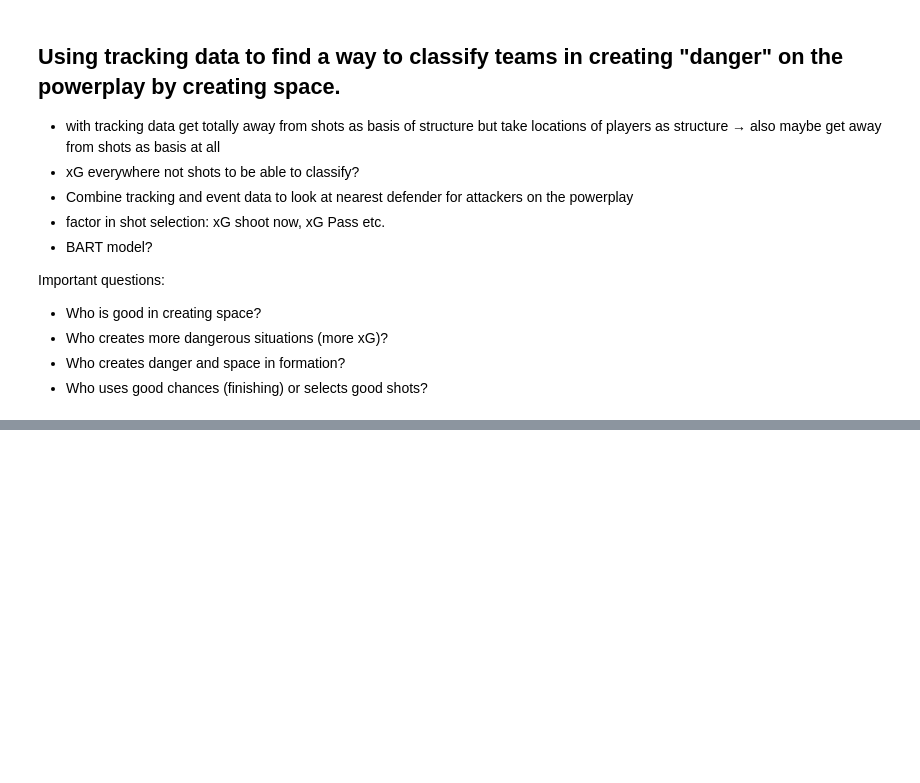
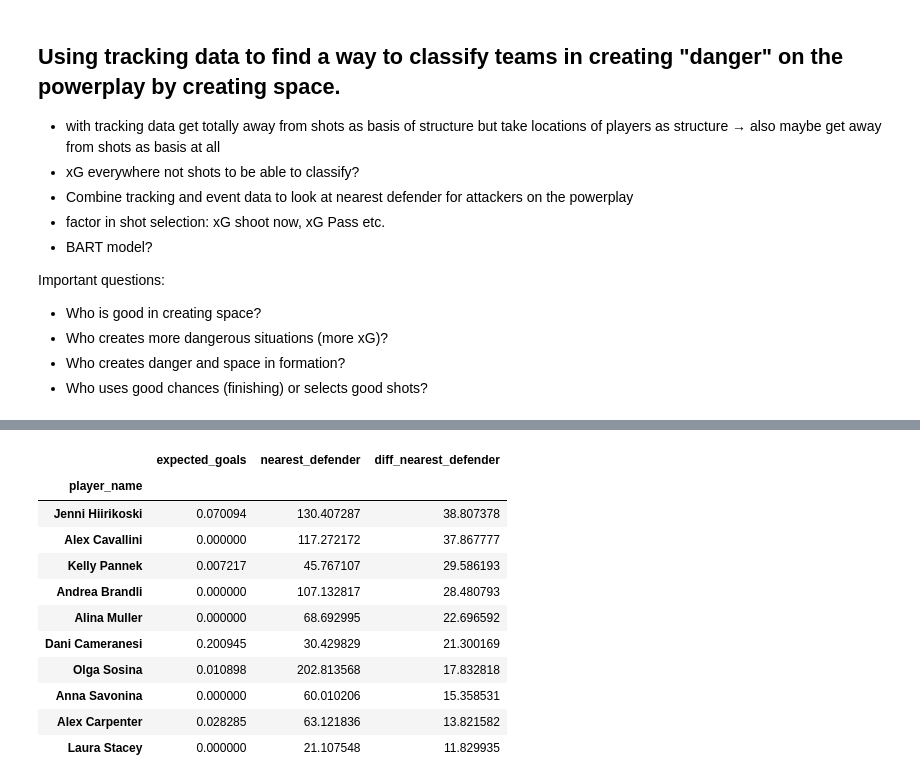
Before and after one commit to TK5-Tim/Big-Data-Cup, a Jupyter notebook: 2022/pp_danger_tracking.ipynb, the cells around one changed output, grey strips where cells are left out. Saved outputs shown, nothing was run; the diff lists cells and outputs as text; code cells hidden in the pictures; blank space fills up the shorter version.

```diff
--- a/2022/pp_danger_tracking.ipynb
+++ b/2022/pp_danger_tracking.ipynb
@@ -68,0 +198,15 @@ pd.read_sql('SELECT * FROM tracking', conn).head()
+# %%
+df_pbp_pp.loc[(df_pbp_pp['x_coord'] >= O_ZONE) & (df_pbp_pp['event'] != "Puck Recovery"),['player_name','team_name', 'expected_goals','nearest_defender','diff_nearest_defender']].groupby('player_name').sum().sort_values('diff_nearest_defender', ascending=False).head(10)
+# %% [output]
+|  | expected_goals | nearest_defender | diff_nearest_defender |
+| player_name |  |  |  |
+| Jenni Hiirikoski | 0.070094 | 130.407287 | 38.807378 |
+| Alex Cavallini | 0.000000 | 117.272172 | 37.867777 |
+| Kelly Pannek | 0.007217 | 45.767107 | 29.586193 |
+| Andrea Brandli | 0.000000 | 107.132817 | 28.480793 |
+| Alina Muller | 0.000000 | 68.692995 | 22.696592 |
+| Dani Cameranesi | 0.200945 | 30.429829 | 21.300169 |
+| Olga Sosina | 0.010898 | 202.813568 | 17.832818 |
+| Anna Savonina | 0.000000 | 60.010206 | 15.358531 |
+| Alex Carpenter | 0.028285 | 63.121836 | 13.821582 |
+| Laura Stacey | 0.000000 | 21.107548 | 11.829935 |
```
Also changed, not shown: parts of 21 cells of this notebook, 2 other files.
